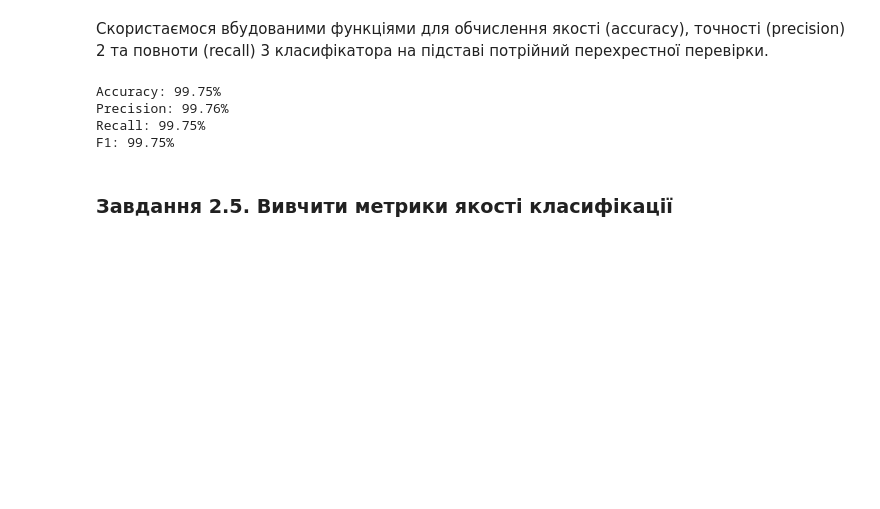
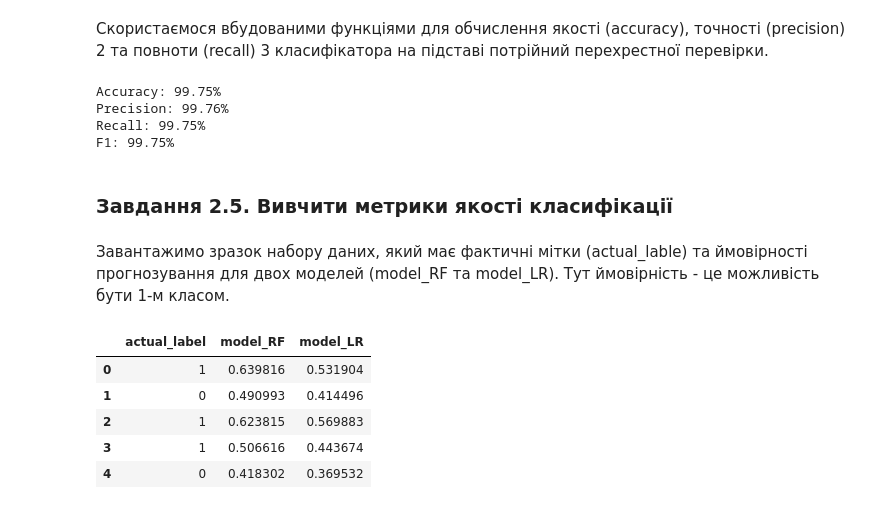
Before and after one commit to mykolaichuk/AI, a Jupyter notebook: lab01.ipynb, the cells around one changed output. Cells and saved outputs as stored; diff of their text form; code cells hidden in the pictures; blank space fills up the shorter version.

```diff
--- a/lab01.ipynb
+++ b/lab01.ipynb
@@ -395,3 +395,16 @@ Recall: 99.75%
 F1: 99.75%
 # %% [markdown]
 <h3>Завдання 2.5. Вивчити метрики якості класифікації</h3>
+# %% [markdown]
+<p>Завантажимо зразок набору даних, який має фактичні мітки (actual_lable) та ймовірності прогнозування для двох моделей (model_RF та model_LR). Тут ймовірність - це можливість бути 1-м класом.</p>
+# %%
+import pandas as pd
+df = pd.read_csv('data_metrics.csv')
+df.head()
+# %% [output]
+|  | actual_label | model_RF | model_LR |
+| 0 | 1 | 0.639816 | 0.531904 |
+| 1 | 0 | 0.490993 | 0.414496 |
+| 2 | 1 | 0.623815 | 0.569883 |
+| 3 | 1 | 0.506616 | 0.443674 |
+| 4 | 0 | 0.418302 | 0.369532 |
```
Also changed, not shown: parts of 38 cells of this notebook.
